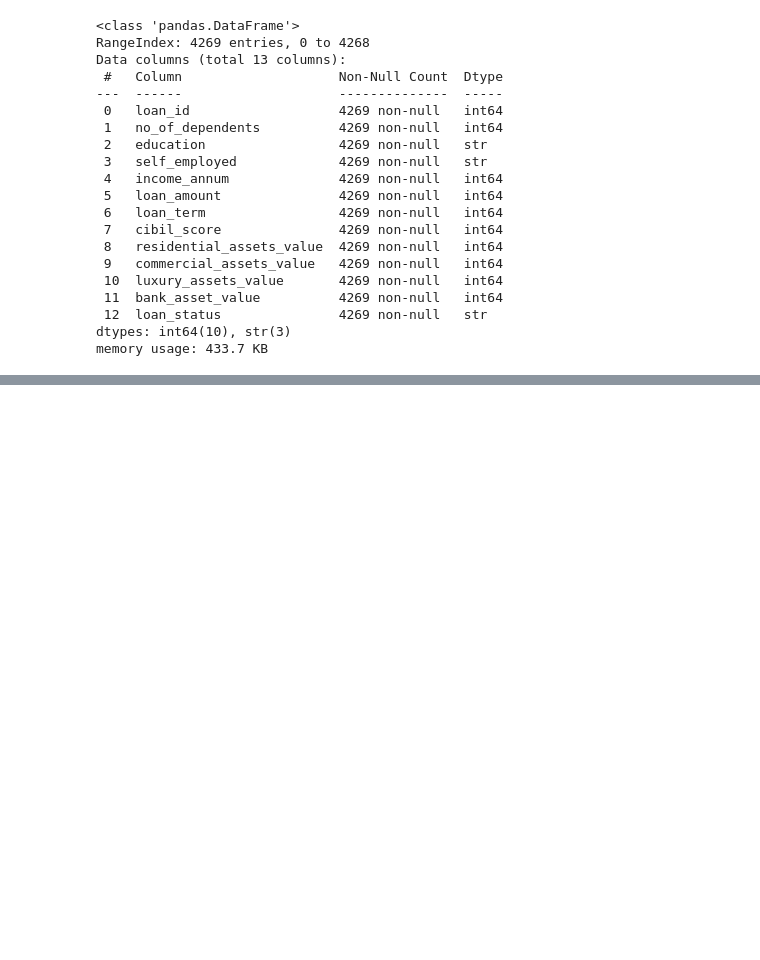
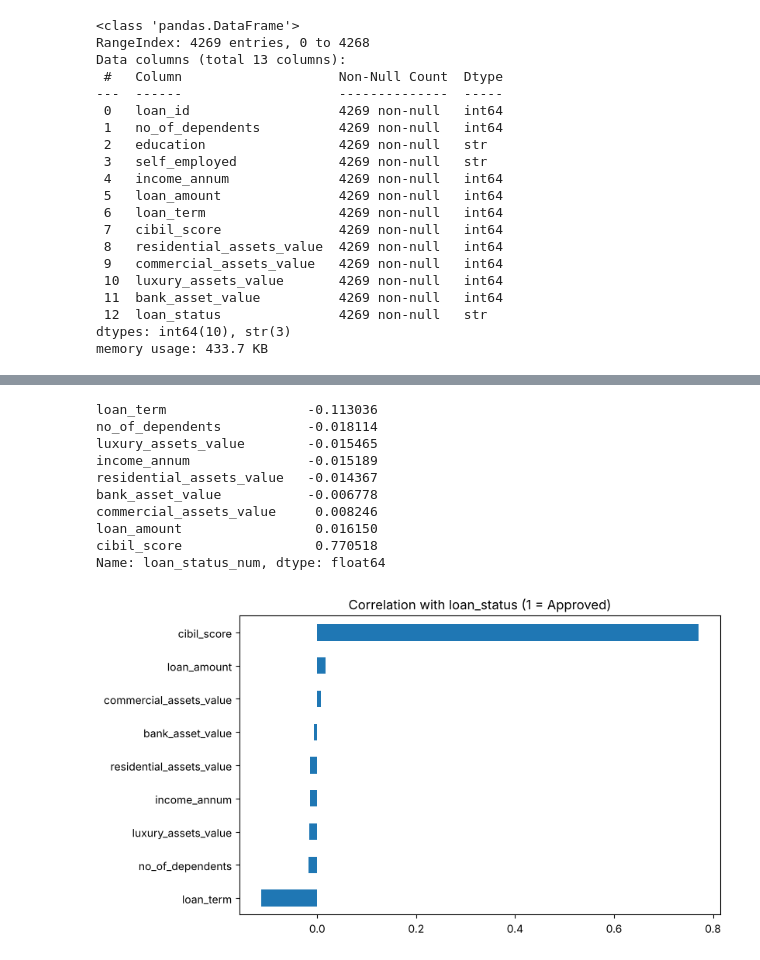
Before and after one commit to pantelis-dnpgl/ITC3154-Assignment1, a Jupyter notebook: ITC3154_Assignment1_Loan_EDA.ipynb, the cells around one changed output, grey strips where cells are left out. Cells and saved outputs as stored; diff of their text form; code cells hidden in the pictures; blank space fills up the shorter version.

```diff
--- a/ITC3154_Assignment1_Loan_EDA.ipynb
+++ b/ITC3154_Assignment1_Loan_EDA.ipynb
@@ -499,0 +202,21 @@ df.groupby('education')[['cibil_score', 'income_annum', 'loan_amount']].mean().r
+# %%
+# correlation of every feature with loan_status, sorted
+corr_target = corrmatrix['loan_status_num'].drop('loan_status_num').sort_values()
+print(corr_target)
+
+corr_target.plot(kind='barh', figsize=(8, 5))
+plt.title('Correlation with loan_status (1 = Approved)')
+plt.savefig('figures/04_target_correlation.png', dpi=150, bbox_inches='tight')
+plt.show()
+# %% [output]
+loan_term                  -0.113036
+no_of_dependents           -0.018114
+luxury_assets_value        -0.015465
+income_annum               -0.015189
+residential_assets_value   -0.014367
+bank_asset_value           -0.006778
+commercial_assets_value     0.008246
+loan_amount                 0.016150
+cibil_score                 0.770518
+Name: loan_status_num, dtype: float64
+[figure, added]
```
Also changed, not shown: parts of 69 cells of this notebook.
